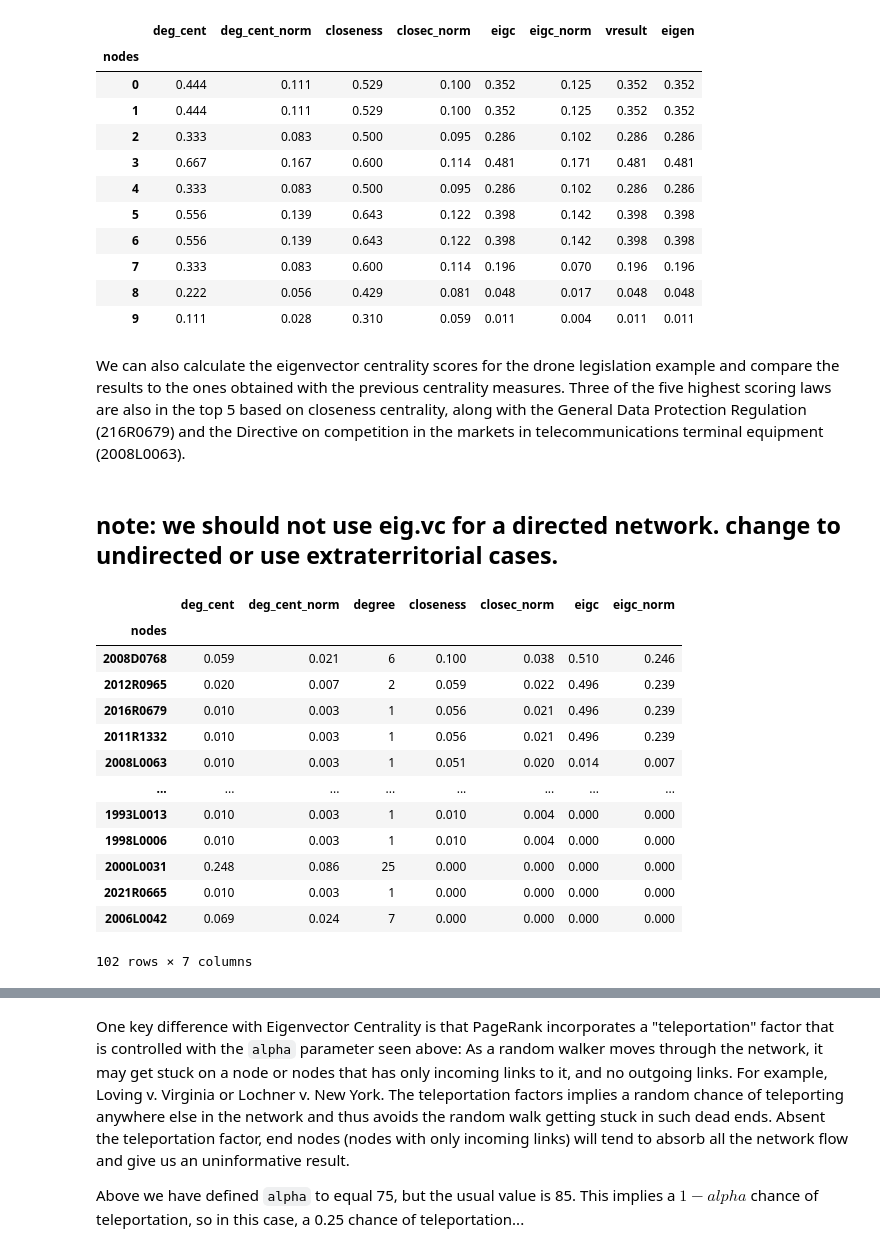
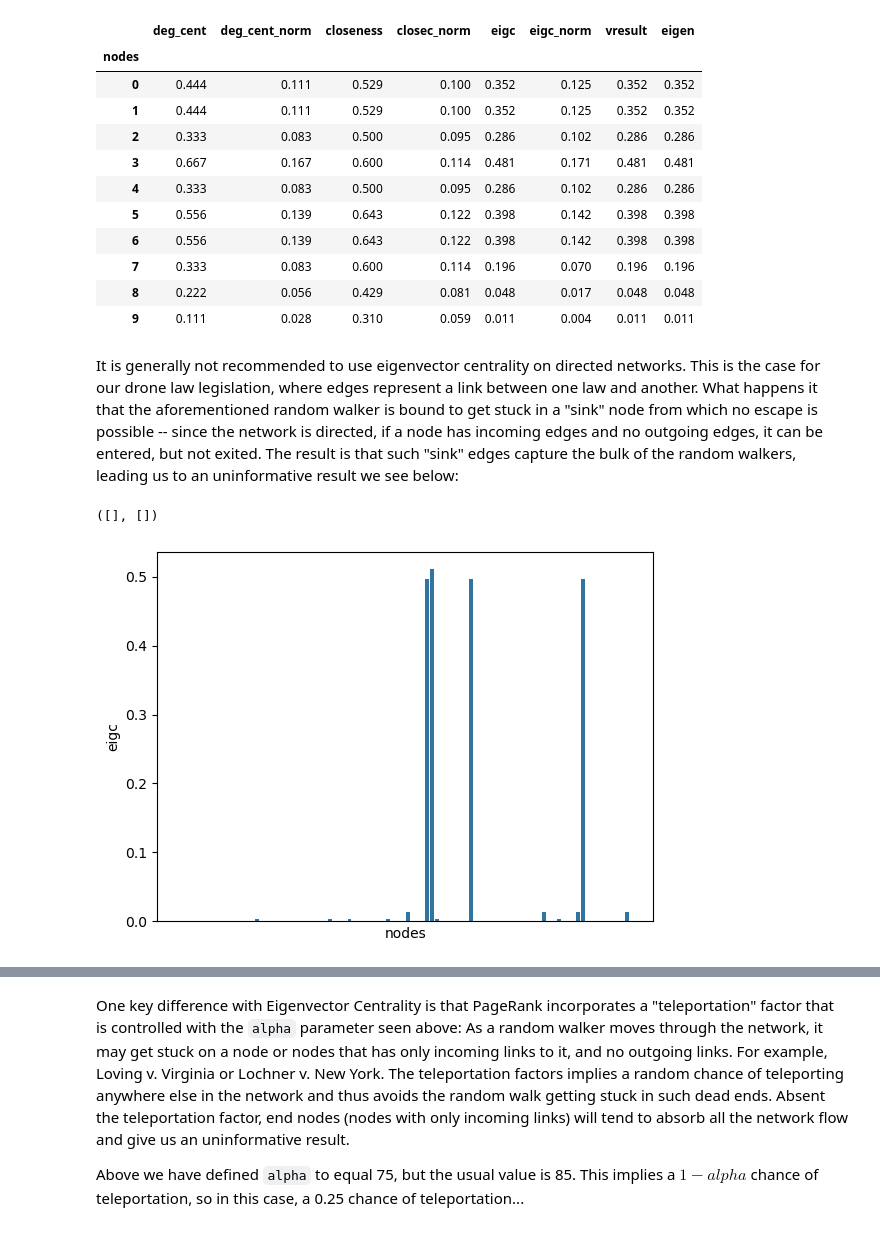
Before and after one commit to maastrichtlawtech/legal-network-textbook, a Jupyter notebook: public/notebooks/Chapter_3_Centrality.ipynb, the cells around one changed output, grey strips where cells are left out. Drawn from its saved outputs; the diff is of its cells as text; code cells hidden in the pictures.

```diff
--- a/public/notebooks/Chapter_3_Centrality.ipynb
+++ b/public/notebooks/Chapter_3_Centrality.ipynb
@@ -736,26 +736,14 @@ resdf_kite
 | 8 | 0.222 | 0.056 | 0.429 | 0.081 | 0.048 | 0.017 | 0.048 | 0.048 |
 | 9 | 0.111 | 0.028 | 0.310 | 0.059 | 0.011 | 0.004 | 0.011 | 0.011 |
 # %% [markdown]
-We can also calculate the eigenvector centrality scores for the drone legislation example and compare the results to the ones obtained with the previous centrality measures. Three of the five highest scoring laws are also in the top 5 based on closeness centrality, along with the General Data Protection Regulation (216R0679) and the Directive on competition in the markets in telecommunications terminal equipment (2008L0063).
+It is generally not recommended to use eigenvector centrality on directed networks. This is the case for our drone law legislation, where edges represent a link between one law and another. What happens it that the aforementioned random walker is bound to get stuck in a "sink" node from which no escape is possible -- since the network is directed, if a node has incoming edges and no outgoing edges, it can be entered, but not exited. The result is that such "sink" edges capture the bulk of the random walkers, leading us to an uninformative result we see below:
-# %% [markdown]
-## note: we should not use eig.vc for a directed network. change to undirected or use extraterritorial cases.
 # %%
 eigenvector_centrality_drones = list(nx.eigenvector_centrality(g_drones, max_iter=1000).values())
 resdf_drones['eigc'] = eigenvector_centrality_drones
 resdf_drones['eigc_norm'] = score_normalize(resdf_drones.eigc, from_dictionary=False)
 resdf_drones.sort_values("eigc", ascending=False)
+sns.barplot(resdf_drones["eigc"])
+plt.xticks([])
 # %% [output]
-|  | deg_cent | deg_cent_norm | degree | closeness | closec_norm | eigc | eigc_norm |
-| nodes |  |  |  |  |  |  |  |
-| 2008D0768 | 0.059 | 0.021 | 6 | 0.100 | 0.038 | 0.510 | 0.246 |
-| 2012R0965 | 0.020 | 0.007 | 2 | 0.059 | 0.022 | 0.496 | 0.239 |
-| 2016R0679 | 0.010 | 0.003 | 1 | 0.056 | 0.021 | 0.496 | 0.239 |
-| 2011R1332 | 0.010 | 0.003 | 1 | 0.056 | 0.021 | 0.496 | 0.239 |
-| 2008L0063 | 0.010 | 0.003 | 1 | 0.051 | 0.020 | 0.014 | 0.007 |
-| ... | ... | ... | ... | ... | ... | ... | ... |
-| 1993L0013 | 0.010 | 0.003 | 1 | 0.010 | 0.004 | 0.000 | 0.000 |
-| 1998L0006 | 0.010 | 0.003 | 1 | 0.010 | 0.004 | 0.000 | 0.000 |
-| 2000L0031 | 0.248 | 0.086 | 25 | 0.000 | 0.000 | 0.000 | 0.000 |
-| 2021R0665 | 0.010 | 0.003 | 1 | 0.000 | 0.000 | 0.000 | 0.000 |
-| 2006L0042 | 0.069 | 0.024 | 7 | 0.000 | 0.000 | 0.000 | 0.000 |
-102 rows × 7 columns
+([], [])
+[figure, added]
```
Also changed, not shown: parts of 11 cells of this notebook.
